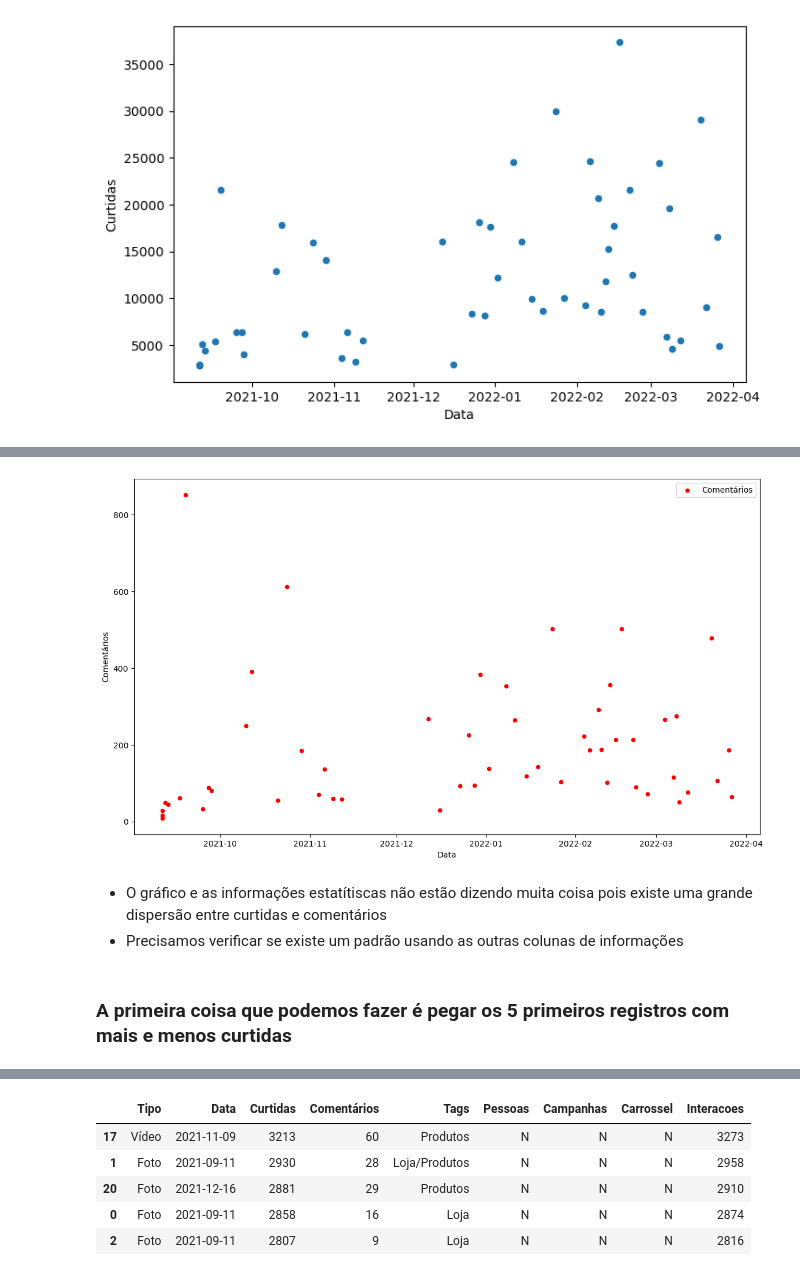
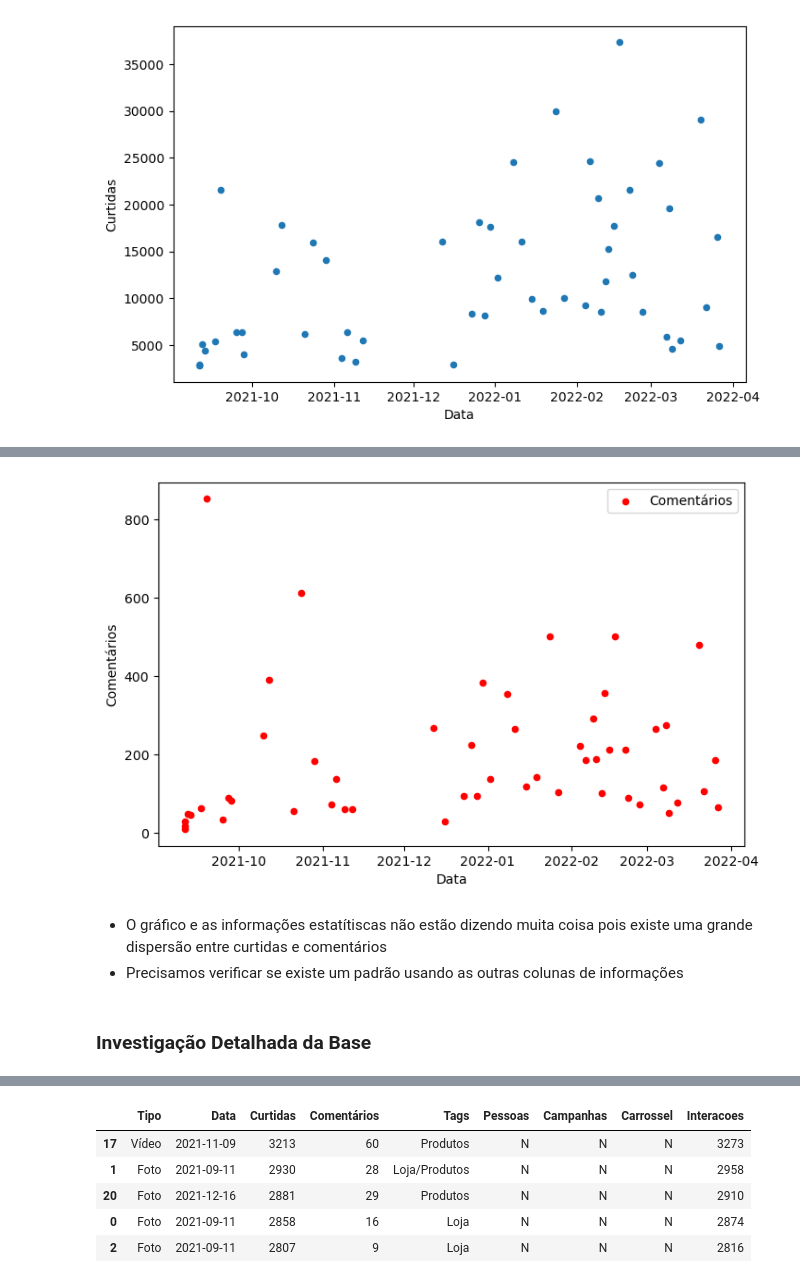
Before and after one commit to bessarodrigo/engajamento_instagram, a Jupyter notebook: engajamento_instagram.ipynb, the cells around one changed output, grey strips where cells are left out. Drawn from its saved outputs; the diff is of its cells as text; code cells hidden in the pictures.

```diff
--- a/engajamento_instagram.ipynb
+++ b/engajamento_instagram.ipynb
@@ -216,13 +179,13 @@ base.plot(kind="scatter",x="Data",y="Comentários",color="red",label="Comentári
 # %%
 # A escala de curtidas pode estar atrapalhando a visualização, por isso vamos deixar comentários em um gráfico separado
-base.plot(kind="scatter",x="Data",y="Comentários",color="red",label="Comentários",figsize=(14,8));
+base.plot(kind="scatter",x="Data",y="Comentários",color="red",label="Comentários",figsize=(8,5));
 # %% [output]
-[figure, old version]
+[figure, new version]
 # %% [markdown]
 - O gráfico e as informações estatítiscas não estão dizendo muita coisa pois existe uma grande dispersão entre curtidas e comentários
 - Precisamos verificar se existe um padrão usando as outras colunas de informações
 # %% [markdown]
-### A primeira coisa que podemos fazer é pegar os 5 primeiros registros com mais e menos curtidas
+### Investigação Detalhada da Base
 # %%
 # Ordenando os valores
 base.sort_values(by="Curtidas",ascending=False).head()
```
Also changed, not shown: parts of 42 cells of this notebook.
